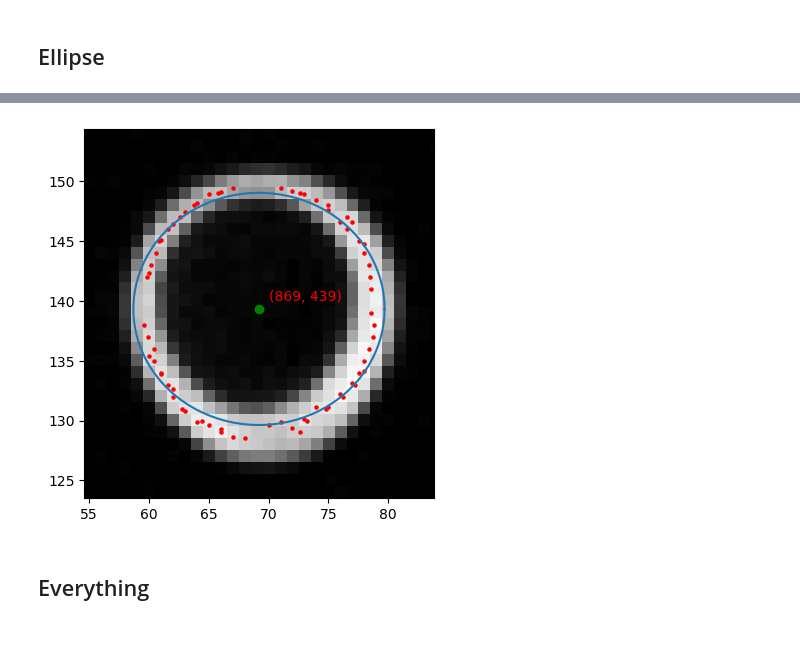
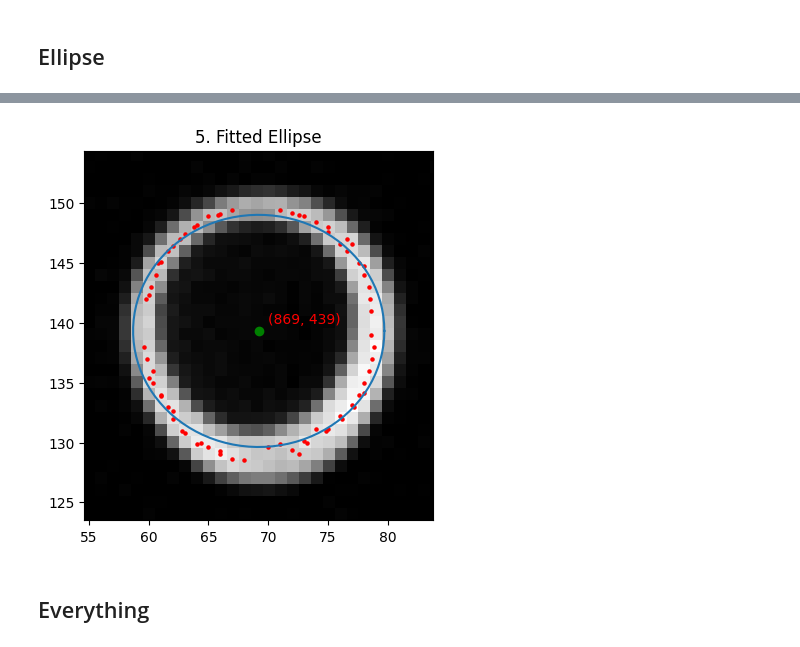
Before and after one commit to Hari31416/mini-project, a Jupyter notebook: presentations/second/images.ipynb, the cells around one changed output, grey strips where cells are left out. Saved outputs shown, nothing was run; the diff lists cells and outputs as text; code cells hidden in the pictures.

```diff
--- a/presentations/second/images.ipynb
+++ b/presentations/second/images.ipynb
@@ -81,20 +94,21 @@ array([58.69607968, 58.71722528, 58.78057694, 58.88587956, 59.03270913,
 # %%
 t = np.linspace(0, 2 * np.pi, 100)
 plt.imshow(sub_image[300:700, 800:1200], cmap="gray")
 plt.plot(xc + a * np.cos(t), yc + b * np.sin(t))
 plt.scatter(xc,  yc, color="g")
 plt.scatter(X, Y, s=5, c="r")
 plt.xlim([np.min(X) - 5, np.max(X) + 5])
 plt.ylim([np.min(Y) - 5, np.max(Y) + 5])
 plt.annotate(
     f"{(int(xc)+ce.X, int(yc)+ce.Y)}",
     xy=( xc, yc),
     xytext=(int(xc)+1, int(yc)+1),
     color="r",
 )
-plt.show()
+plt.title("5. Fitted Ellipse")
+plt.savefig("5.png")
 # %% [output]
-[figure, old version]
+[figure, new version]
 # %% [markdown]
 ## Everything
 # %%
```
Also changed, not shown: parts of 7 cells of this notebook, 6 other files.
